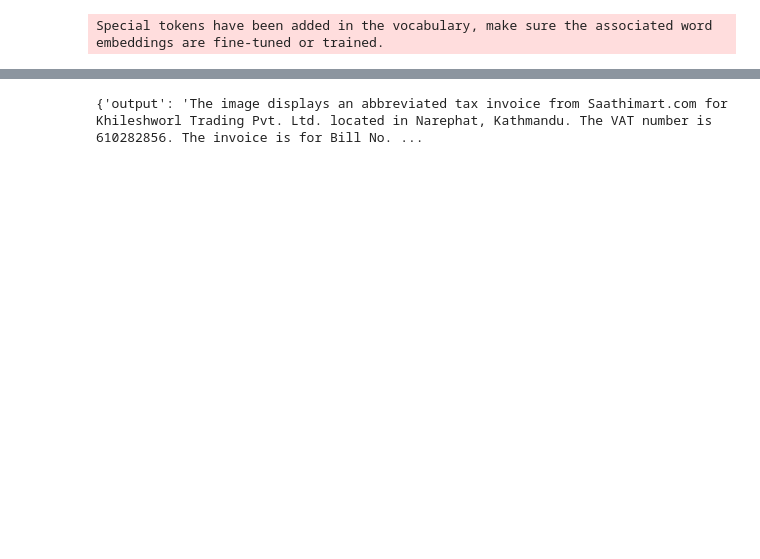
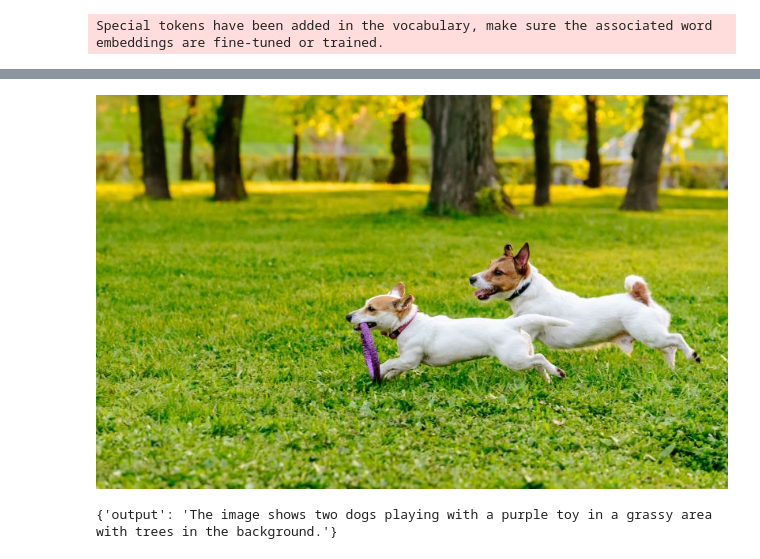
Before and after one commit to bhimrazy/chat-with-phi-3-vision, a Jupyter notebook: notebook.ipynb, the cells around one changed output, grey strips where cells are left out. Cells and saved outputs as stored; diff of their text form; code cells hidden in the pictures; blank space fills up the shorter version.

```diff
--- a/notebook.ipynb
+++ b/notebook.ipynb
@@ -53,12 +45,17 @@ print(f'>>> Response\n{response}')
 # %%
 import torch
 torch.cuda.empty_cache()
+# %%
+from PIL import Image
+image = Image.open("dogs-playing-in-grassy-field.jpg").convert("RGB")
+
+image
+# %% [output]
+[figure, added]
 # %%
 import json
 import requests
-from PIL import Image
 from io import BytesIO
-image = Image.open("dogs-playing-in-grassy-field.jpg").convert("RGB")
 
 server_url = "http://127.0.0.1:8000/predict"
 
@@ -84,4 +81,4 @@ response = requests.post(
 )
 response.json()
 # %% [output]
-{'output': 'The image displays an abbreviated tax invoice from Saathimart.com for Khileshworl Trading Pvt. Ltd. located in Narephat, Kathmandu. The VAT number is 610282856. The invoice is for Bill No. ...
+{'output': 'The image shows two dogs playing with a purple toy in a grassy area with trees in the background.'}
```
Also changed, not shown: parts of 1 cell of this notebook.
